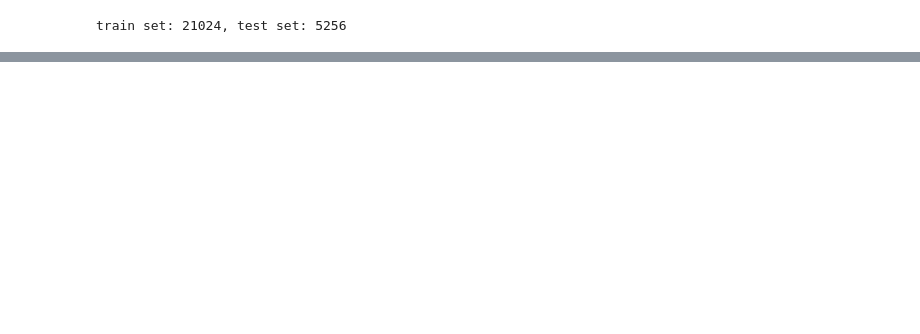
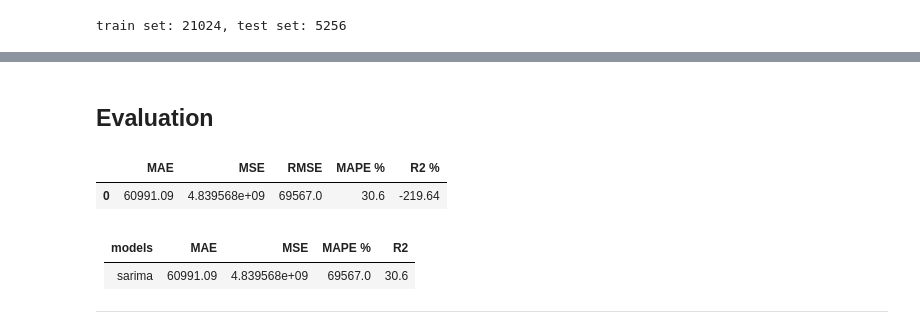
Before and after one commit to EjoelM/Opencampus_SH_TimeSeries_Energy, a Jupyter notebook: 2_BaselineModel/baseline_model.ipynb, the cells around one changed output, grey strips where cells are left out. Cells and saved outputs as stored; diff of their text form; code cells hidden in the pictures; blank space fills up the shorter version.

```diff
--- a/2_BaselineModel/baseline_model.ipynb
+++ b/2_BaselineModel/baseline_model.ipynb
@@ -156,0 +201,17 @@ results.summary()
+# %% [markdown]
+## Evaluation
+# %%
+sys.path.append('../3_Models')
+from helper_functions import create_error_metrics
+
+error_metrics = create_error_metrics(test_set["Load"], prediction)
+error_metrics
+# %% [output]
+|  | MAE | MSE | RMSE | MAPE % | R2 % |
+| 0 | 60991.09 | 4.839568e+09 | 69567.0 | 30.6 | -219.64 |
+# %% [markdown]
+|models|MAE|MSE|MAPE %| R2 |
+|--|--|--|--|--|
+|sarima|60991.09|4.839568e+09|69567.0|30.6|-219|
+
+___
```
Also changed, not shown: parts of 17 cells of this notebook, 1 other file.
